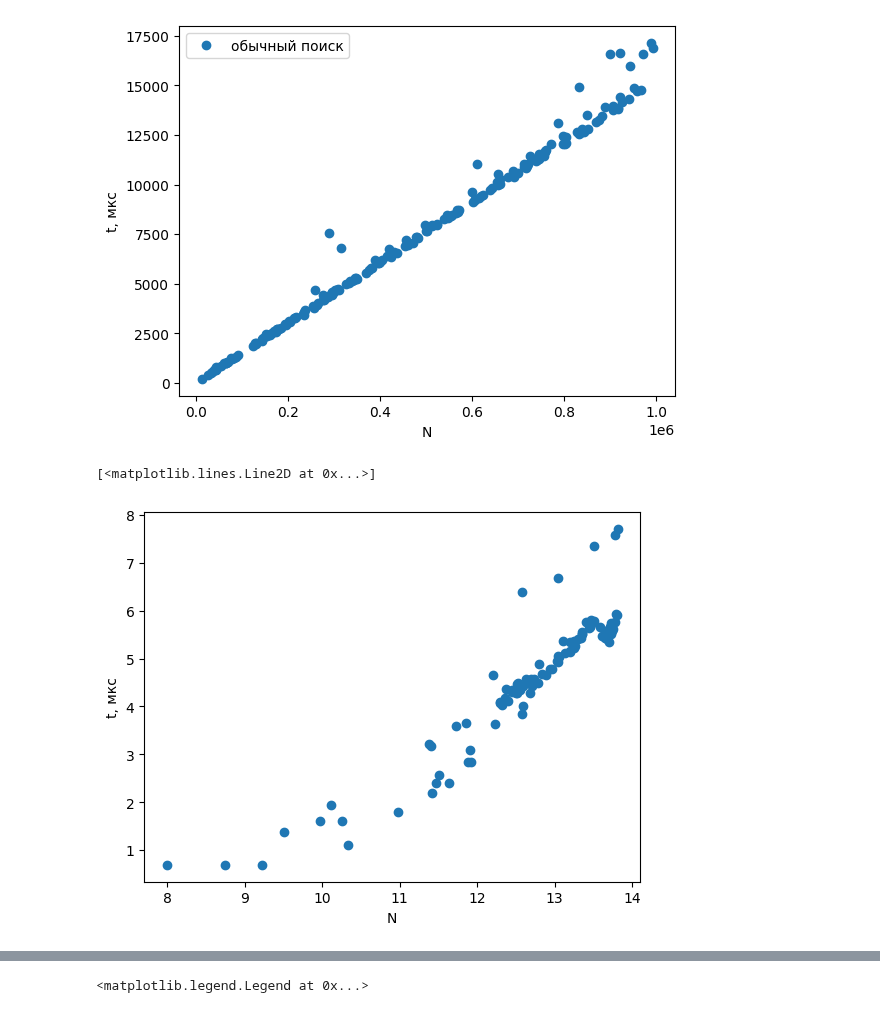
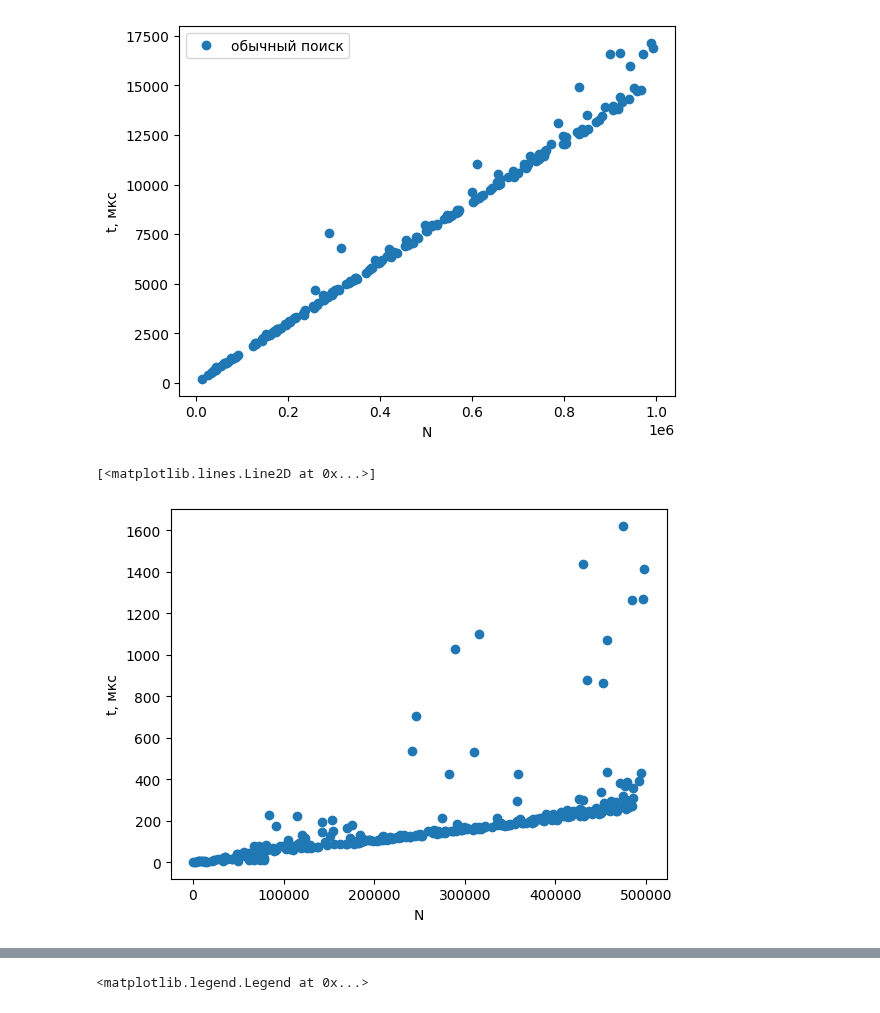
Before and after one commit to RedBrean/term2, a Jupyter notebook: cppLabs/python.ipynb, the cells around one changed output, grey strips where cells are left out. Drawn from its saved outputs; the diff is of its cells as text; code cells hidden in the pictures.

```diff
--- a/cppLabs/python.ipynb
+++ b/cppLabs/python.ipynb
@@ -265,11 +265,11 @@ plt.legend()
 # %%
 plt.xlabel("N")
 plt.ylabel("t, мкс")
 data1 = pd.read_csv("bin_poisk.csv")
-plt.plot(np.log(data1["N"]), np.log(data1["t"]), "o")
+plt.plot((data1["N"]), (data1["t"]), "o")
 # %% [output]
 [<matplotlib.lines.Line2D at 0x...>]
-[figure, old version]
+[figure, new version]
 # %%
 k, b = linearcalc(np.log(data1["N"]), np.log(data1["t"]), 10)
 # %% [output]
```
Also changed, not shown: parts of 3 cells of this notebook, 3 other files.
